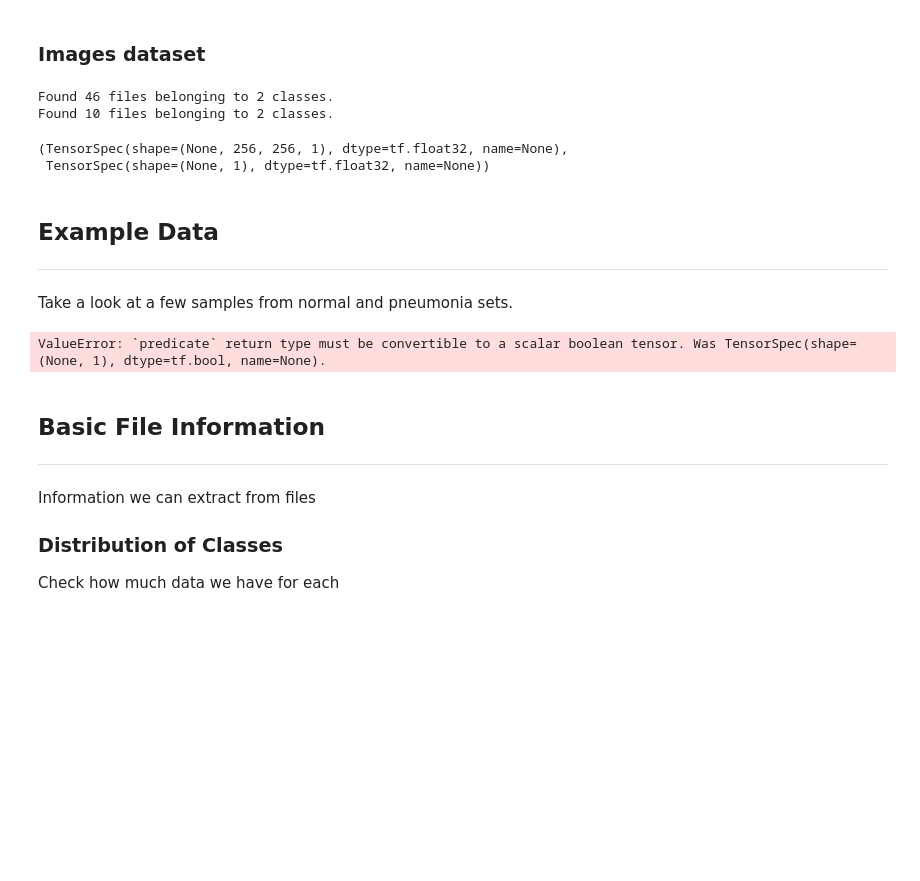
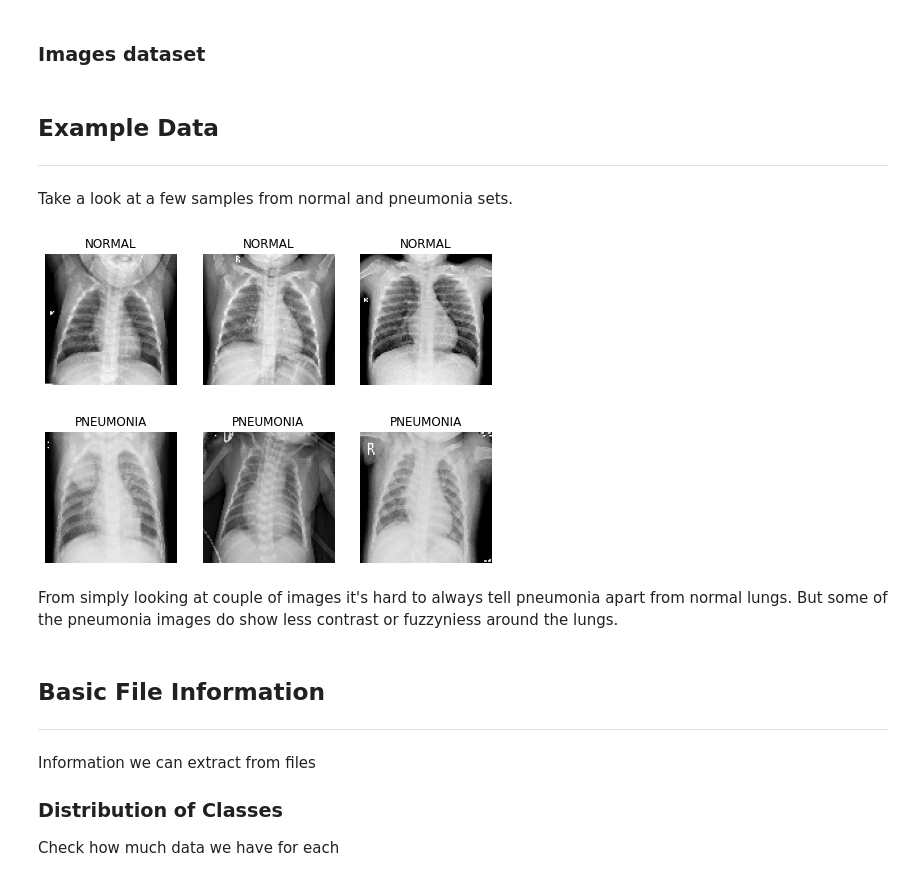
Before and after one commit to stereopickle/pneumonia_img_classification, a Jupyter notebook: 010.EDA.ipynb, the cells around one changed output. Drawn from its saved outputs; the diff is of its cells as text; code cells hidden in the pictures; blank space fills up the shorter version.

Commit message:
Added EDA codes including average images and eigenimages, etc.

```diff
--- a/010.EDA.ipynb
+++ b/010.EDA.ipynb
@@ -25,26 +33,7 @@ from tensorflow.keras.preprocessing import image_dataset_from_directory
 train_dir = 'DATA/train'
 test_dir = 'DATA/test'
 val_dir = 'DATA/validation'
-# %%
-train_ds = image_dataset_from_directory(train_dir, label_mode = 'binary', class_names = ['NORMAL', 'PNEUMONIA'],
-                                        color_mode = 'grayscale')
-val_ds = image_dataset_from_directory(val_dir, label_mode = 'binary', class_names = ['NORMAL', 'PNEUMONIA'],
-                                        color_mode = 'grayscale')
-# %% [output]
-Found 46 files belonging to 2 classes.
-Found 10 files belonging to 2 classes.
-# %%
-train_ds.element_spec
-# %% [output]
-(TensorSpec(shape=(None, 256, 256, 1), dtype=tf.float32, name=None),
- TensorSpec(shape=(None, 1), dtype=tf.float32, name=None))
 # %% [markdown]
 ## Example Data
 ---
 Take a look at a few samples from normal and pneumonia sets.
-# %%
-def get_normal(img, label):
-    return tf.equal(0., label)
-tmp = val_ds.filter(get_normal)
-# %% [output]
-ValueError: `predicate` return type must be convertible to a scalar boolean tensor. Was TensorSpec(shape=(None, 1), dtype=tf.bool, name=None).
@@ -51,3 +47,24 @@ ValueError: `predicate` return type must be convertible to a scalar boolean tens
+# %%
+fig = plt.figure(figsize = (8,6))
+
+for i in range(6):
+    if i < 3:
+        fp = f'{train_dir}/NORMAL/{select_norm[i]}'
+        label = 'NORMAL'
+    else:
+        fp = f'{train_dir}/PNEUMONIA/{select_pneu[i-3]}'
+        label = 'PNEUMONIA'
+    ax = fig.add_subplot(2, 3, i+1)
+    fn = image.load_img(fp, target_size = (100,100),
+                        color_mode='grayscale')
+    plt.imshow(fn, cmap='Greys_r')
+    plt.title(label)
+    plt.axis('off')
+plt.show()
+# %% [output]
+[figure, added]
+# %% [markdown]
+From simply looking at couple of images it's hard to always tell pneumonia apart from normal lungs. But some of the pneumonia images do show less contrast or fuzzyniess around the lungs.
 # %% [markdown]
 ## Basic File Information
 ---
```
Also changed, not shown: parts of 28 cells of this notebook, 1 other file.
